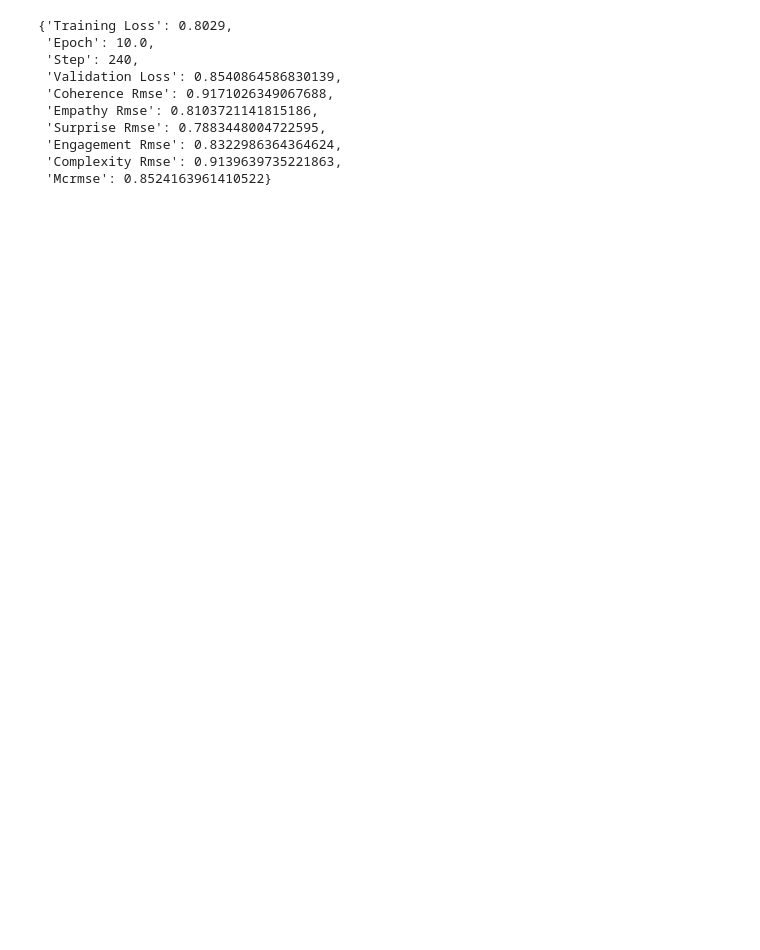
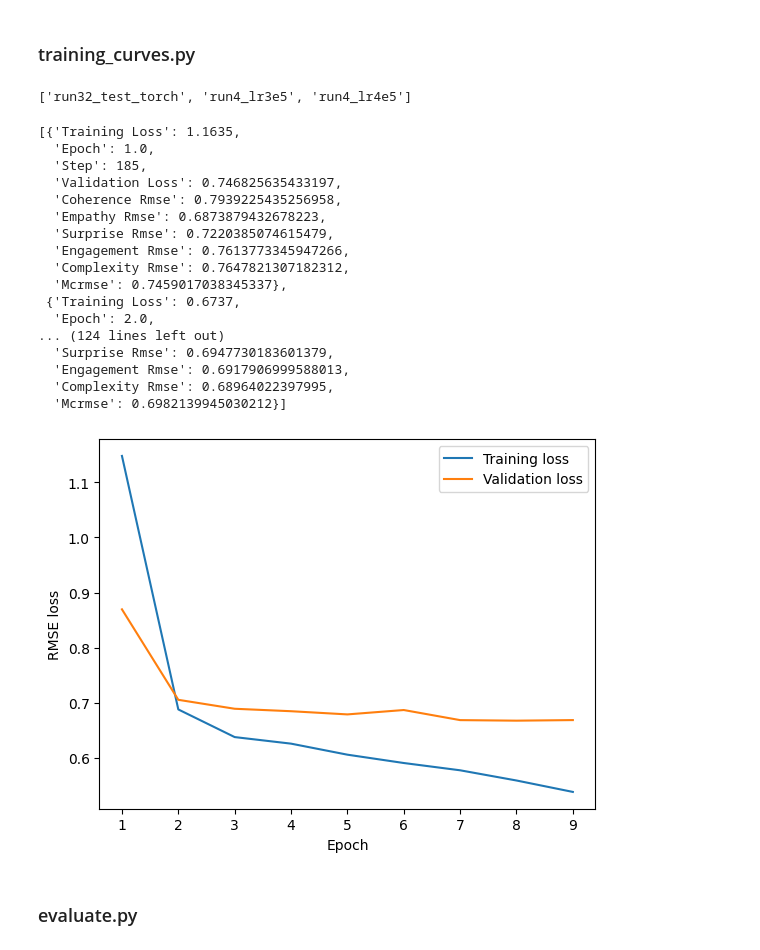
Before and after one commit to daniblu/NLP_exam_project, a Jupyter notebook: src/dev.ipynb, the cells around one changed output. Cells and saved outputs as stored; diff of their text form; code cells hidden in the pictures; blank space fills up the shorter version.

Commit message:
only eval and train curve content

```diff
--- a/src/dev.ipynb
+++ b/src/dev.ipynb
@@ -264,4 +0,0 @@ trainer.state.log_history
-# %%
-from transformers.modelcard import parse_log_history
-log_history = parse_log_history(trainer.state.log_history)
-log_history
@@ -285,0 +3,2 @@ log_history
+# %% [markdown]
+### training_curves.py
@@ -286,16 +9,49 @@ log_history
+# %%
+models_path = '../models'
+
+# make a list of all folders in models_path
+import os
+folders = [f for f in os.listdir(models_path) if os.path.isdir(os.path.join(models_path, f))]
+folders
+# %% [output]
+['run32_test_torch', 'run4_lr3e5', 'run4_lr4e5']
 # %%
-with open("../models/run3/log_history", 'rb') as f:
+# load log_history
+with open('../models/run4_lr3e-5/log_history', 'rb') as f:
     log_history = pickle.load(f)
 # %%
-log_history[1][-1]
+log_history[1]
 # %% [output]
-{'Training Loss': 0.8029,
- 'Epoch': 10.0,
- 'Step': 240,
- 'Validation Loss': 0.8540864586830139,
- 'Coherence Rmse': 0.9171026349067688,
- 'Empathy Rmse': 0.8103721141815186,
- 'Surprise Rmse': 0.7883448004722595,
- 'Engagement Rmse': 0.8322986364364624,
- 'Complexity Rmse': 0.9139639735221863,
- 'Mcrmse': 0.8524163961410522}
+[{'Training Loss': 1.1635,
+  'Epoch': 1.0,
+  'Step': 185,
+  'Validation Loss': 0.746825635433197,
+  'Coherence Rmse': 0.7939225435256958,
+  'Empathy Rmse': 0.6873879432678223,
+  'Surprise Rmse': 0.7220385074615479,
+  'Engagement Rmse': 0.7613773345947266,
+  'Complexity Rmse': 0.7647821307182312,
+  'Mcrmse': 0.7459017038345337},
+ {'Training Loss': 0.6737,
+  'Epoch': 2.0,
+... (124 lines left out)
+  'Surprise Rmse': 0.6947730183601379,
+  'Engagement Rmse': 0.6917906999588013,
+  'Complexity Rmse': 0.68964022397995,
+  'Mcrmse': 0.6982139945030212}]
+# %%
+# extract Training loss and Validation loss from log_history
+train_loss = [log['Training Loss'] for log in log_history[1]]
+val_loss = [log['Validation Loss'] for log in log_history[1]]
+
+# plot the training and validation loss, set title to "Batch size = 4, Learning rate = 4e-5"
+plt.plot(np.arange(1, 10), train_loss, label='Training loss')
+plt.plot(np.arange(1, 10), val_loss, label='Validation loss')
+plt.legend()
+plt.xlabel('Epoch')
+plt.ylabel('RMSE loss')
+plt.show()
+# %% [output]
+[figure, added]
+# %% [markdown]
+### evaluate.py
```
Also changed, not shown: parts of 21 cells of this notebook.
